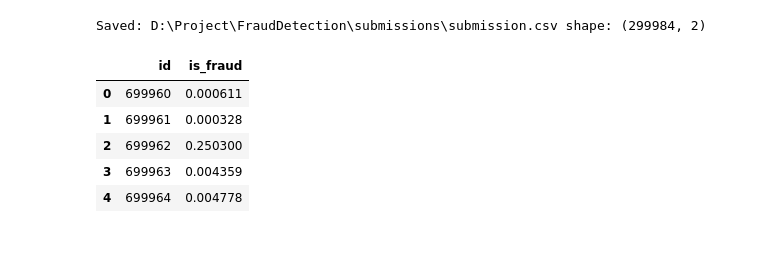
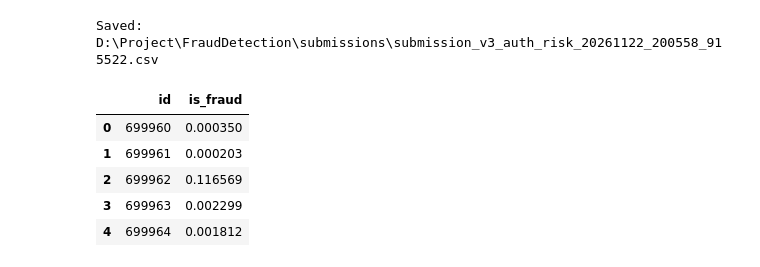
Before and after one commit to nghthanhlong/FraudDetection, a Jupyter notebook: notebooks/08_submission.ipynb, the cells around one changed output. Drawn from its saved outputs; the diff is of its cells as text; code cells hidden in the pictures.

Commit message:
submission v3

```diff
--- a/notebooks/08_submission.ipynb
+++ b/notebooks/08_submission.ipynb
@@ -130,0 +128,19 @@ dtype: float64
+# %%
+train_df = load_featured("train")
+test_df = load_featured("test")
+sample = pd.read_csv(DATA_DIR / "sample_submission.csv")
+SUBMIT_DIR = PROJECT_ROOT / "submissions"
+SUBMIT_DIR.mkdir(parents=True, exist_ok=True)
+assert set(FEATURE_COLS).issubset(train_df.columns) and set(FEATURE_COLS).issubset(test_df.columns)
+# Keep original project fold generator for champion comparability.
+train_df = train_df.drop(columns="fold", errors="ignore")
+train_df = create_stratified_kfold(train_df, target_col="is_fraud", n_splits=N_SPLITS,
+                                   shuffle=True, random_state=RANDOM_STATE, fold_col="fold")
+y_all = train_df.is_fraud.to_numpy(dtype=int)
+folds = train_df.fold.to_numpy()
+assert set(np.unique(folds)) == set(range(N_SPLITS))
+train_ids = train_df.id.to_numpy()
+test_ids = test_df.id.to_numpy()
+X_all, X_test = train_df[FEATURE_COLS], test_df[FEATURE_COLS]
+assert X_all.columns.equals(X_test.columns)
+print(X_all.shape, X_test.shape)
@@ -131,31 +223,35 @@ dtype: float64
 # %%
-target="is_fraud"
-assert target in sample.columns, f"Expected {target} in sample_submission.csv, found {sample.columns.tolist()}"
+target = "is_fraud"
+assert target in sample.columns
+assert len(predictions) == len(test_ids) and np.isfinite(predictions).all()
+assert ((predictions >= 0) & (predictions <= 1)).all()
+submission = sample.copy()
 if "id" in sample.columns:
-    assert sample["id"].is_unique, "Duplicate ids in sample template"
-    pred_lookup=pd.Series(predictions,index=test_raw["id"])
-    assert set(sample["id"])==set(test_raw["id"]), "Submission IDs differ from competition test IDs"
-    submission=sample.copy()
-    submission[target]=submission["id"].map(pred_lookup)
+    assert sample.id.is_unique and pd.Index(test_ids).is_unique
+    assert len(sample) == len(test_ids) and set(sample.id) == set(test_ids)
+    submission[target] = submission.id.map(pd.Series(predictions, index=test_ids))
 else:
-    assert len(sample)==len(test_raw), "Rows differ between template and competition test"
-    submission=sample.copy()
-    submission[target]=predictions
-assert submission.columns.tolist()==sample.columns.tolist()
-assert len(submission)==len(sample)
-assert submission[target].notna().all()
-assert submission[target].between(0,1).all()
-assert np.isfinite(submission[target]).all()
-output=SUBMIT_DIR/"submission.csv"
-submission.to_csv(output,index=False)
-print("Saved:",output,"shape:",submission.shape)
+    assert len(sample) == len(predictions)
+    submission[target] = predictions
+assert submission.columns.tolist() == sample.columns.tolist()
+assert submission[target].notna().all() and submission[target].between(0, 1).all()
+# Unique filename, preserving previous submissions even when running the same feature set.
+from datetime import datetime
+run_id = datetime.now().strftime("%Y%m%d_%H%M%S_%f")
+output = SUBMIT_DIR / f"submission_{FEATURE_VERSION}_{config['feature_set']}_{run_id}.csv"
+submission.to_csv(output, index=False)
+saved = pd.read_csv(output)
+assert saved.shape == sample.shape and saved.columns.tolist() == sample.columns.tolist()
+if "id" in sample.columns:
+    assert saved.id.equals(sample.id)
+print("Saved:", output)
 display(submission.head())
 # %% [output]
-Saved: D:\Project\FraudDetection\submissions\submission.csv shape: (299984, 2)
+Saved: D:\Project\FraudDetection\submissions\submission_v3_auth_risk_20261122_200558_915522.csv
 |  | id | is_fraud |
-| 0 | 699960 | 0.000611 |
-| 1 | 699961 | 0.000328 |
-| 2 | 699962 | 0.250300 |
-| 3 | 699963 | 0.004359 |
-| 4 | 699964 | 0.004778 |
+| 0 | 699960 | 0.000350 |
+| 1 | 699961 | 0.000203 |
+| 2 | 699962 | 0.116569 |
+| 3 | 699963 | 0.002299 |
+| 4 | 699964 | 0.001812 |
 # %%
```
Also changed, not shown: parts of 9 cells of this notebook, 10 other files.
